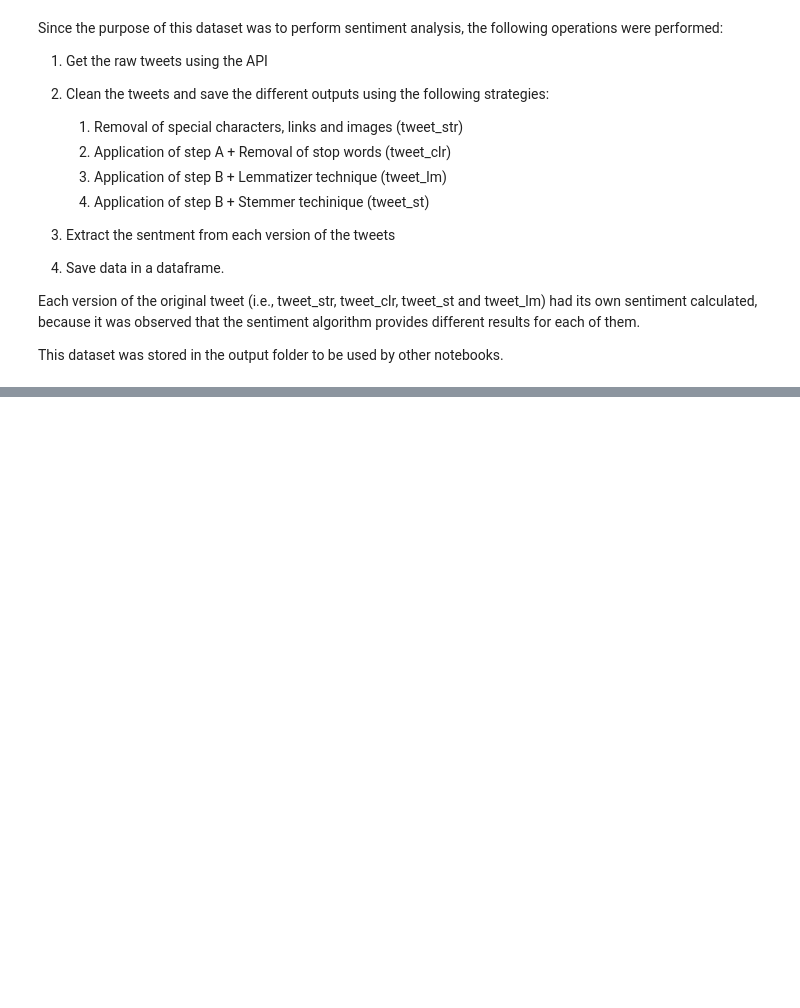
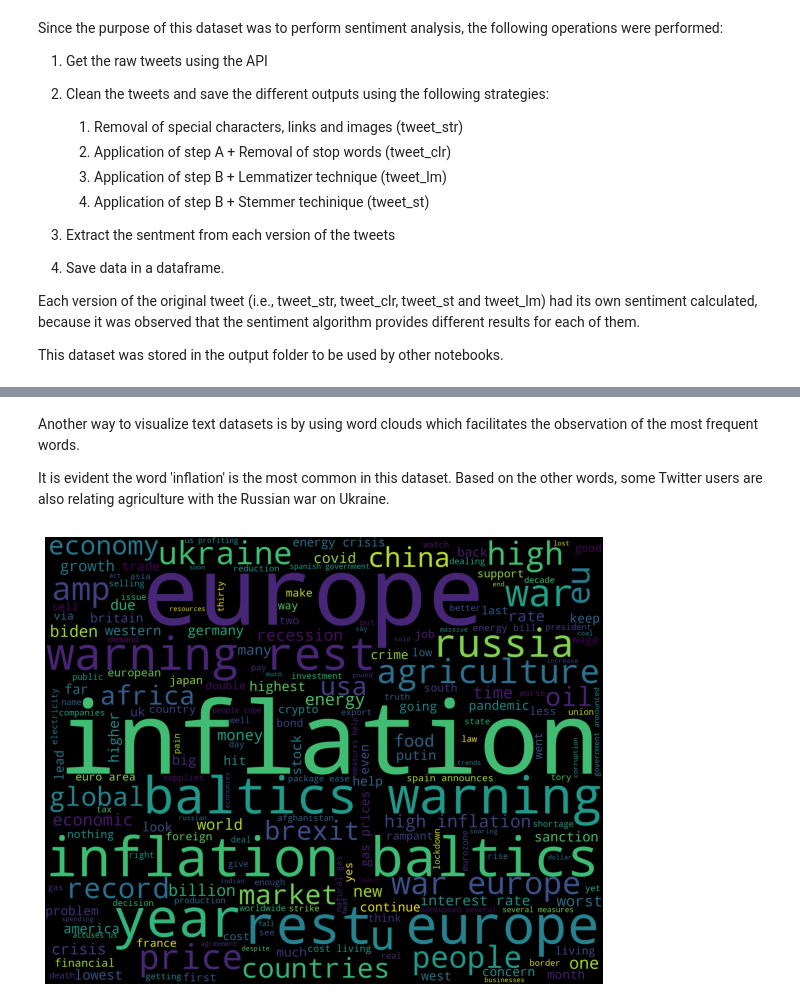
Before and after one commit to CCT-MastersDA/cct-ca2, a Jupyter notebook: jupyter/DataPrepVis.ipynb, the cells around one changed output, grey strips where cells are left out. Drawn from its saved outputs; the diff is of its cells as text; code cells hidden in the pictures; blank space fills up the shorter version.

```diff
--- a/jupyter/DataPrepVis.ipynb
+++ b/jupyter/DataPrepVis.ipynb
@@ -725,3 +750,11 @@ tweets_df.to_csv(join(DATA_PREP_FOLDER, TWEETS_DATASET), index=False)
+# %% [markdown]
+Another way to visualize text datasets is by using word clouds which facilitates the observation of the most frequent words.
+
+It is evident the word 'inflation' is the most common in this dataset. Based on the other words, some Twitter users are also relating agriculture with the Russian war on Ukraine.
+# %%
+wordcloud_draw(tweets_df['tweet_clr'])
+# %% [output]
+[figure, added]
 # %% [markdown]
 ## 7. Interactive Dashboard
 
```
Also changed, not shown: parts of 15 cells of this notebook, 32 other files.
